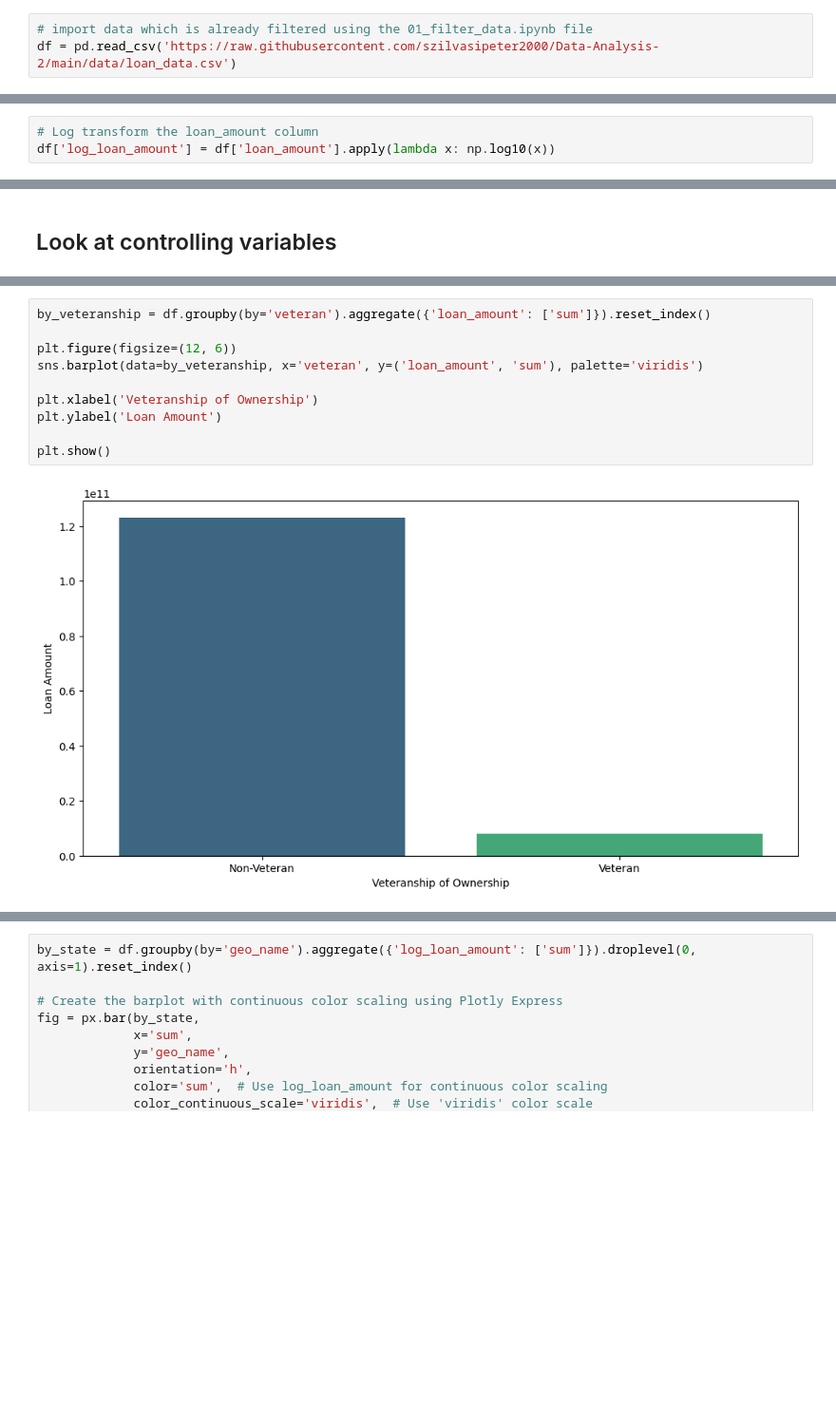
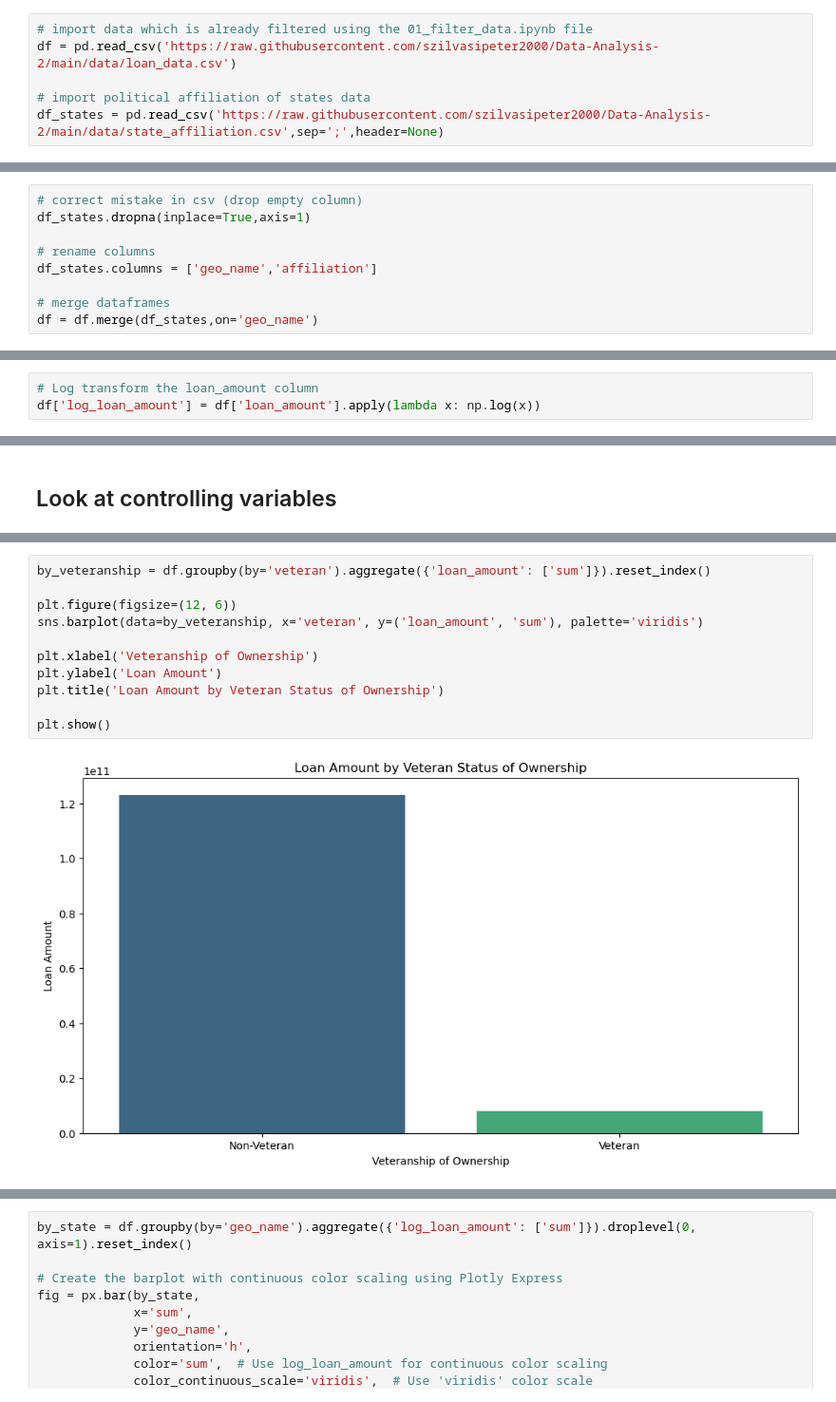
Before and after one commit to szilvasipeter2000/Data-Analysis-2, a Jupyter notebook: 02.us_loan.ipynb, the cells around one changed output, grey strips where cells are left out. Shown: that part at 95% size. Cells and saved outputs as stored; diff of their text form; blank space fills up the shorter version.

```diff
--- a/02.us_loan.ipynb
+++ b/02.us_loan.ipynb
@@ -8,3 +8,6 @@ import matplotlib.pyplot as plt
 # %%
 # import data which is already filtered using the 01_filter_data.ipynb file
 df = pd.read_csv('https://raw.githubusercontent.com/szilvasipeter2000/Data-Analysis-2/main/data/loan_data.csv')
+
+# import political affiliation of states data
+df_states = pd.read_csv('https://raw.githubusercontent.com/szilvasipeter2000/Data-Analysis-2/main/data/state_affiliation.csv',sep=';',header=None)
@@ -11,3 +23,12 @@ df = pd.read_csv('https://raw.githubusercontent.com/szilvasipeter2000/Data-Analy
+# %%
+# correct mistake in csv (drop empty column)
+df_states.dropna(inplace=True,axis=1)
+
+# rename columns
+df_states.columns = ['geo_name','affiliation']
+
+# merge dataframes
+df = df.merge(df_states,on='geo_name')
 # %% [markdown]
 ---
 # 00. EDA
@@ -129,7 +153,7 @@ df.describe()
 ## Look at loan amount as our dependant variable
 # %%
 # Log transform the loan_amount column
-df['log_loan_amount'] = df['loan_amount'].apply(lambda x: np.log10(x))
+df['log_loan_amount'] = df['loan_amount'].apply(lambda x: np.log(x))
 # %%
 # Setting up the figure
 plt.figure(figsize=(12, 6))
@@ -197,12 +222,13 @@ plt.show()
 # %%
 by_veteranship = df.groupby(by='veteran').aggregate({'loan_amount': ['sum']}).reset_index()
 
 plt.figure(figsize=(12, 6))
 sns.barplot(data=by_veteranship, x='veteran', y=('loan_amount', 'sum'), palette='viridis')
 
 plt.xlabel('Veteranship of Ownership')
 plt.ylabel('Loan Amount')
+plt.title('Loan Amount by Veteran Status of Ownership')
 
 plt.show()
 # %% [output]
-[figure, old version]
+[figure, new version]
```
Also changed, not shown: parts of 23 cells of this notebook, 2 other files.
